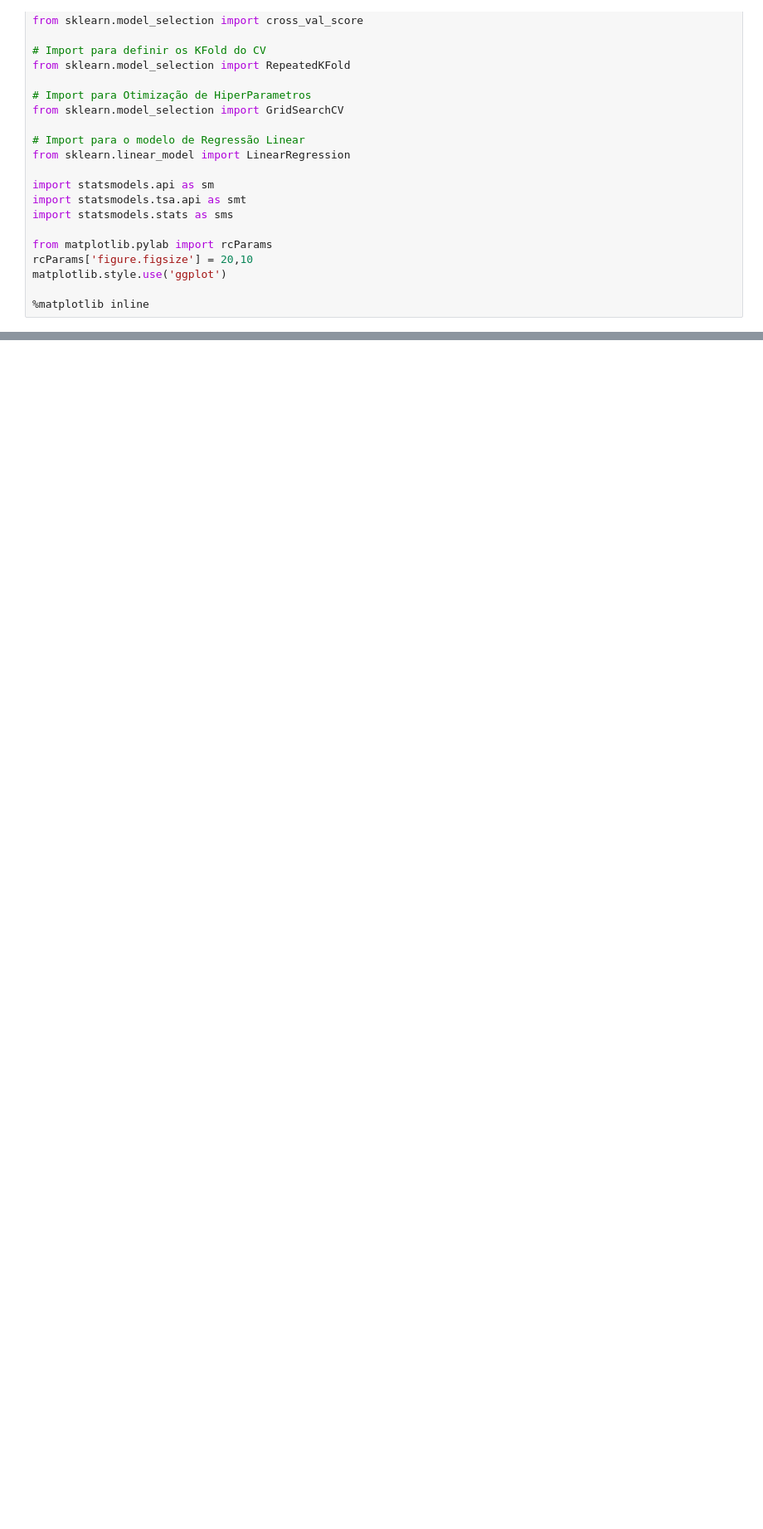
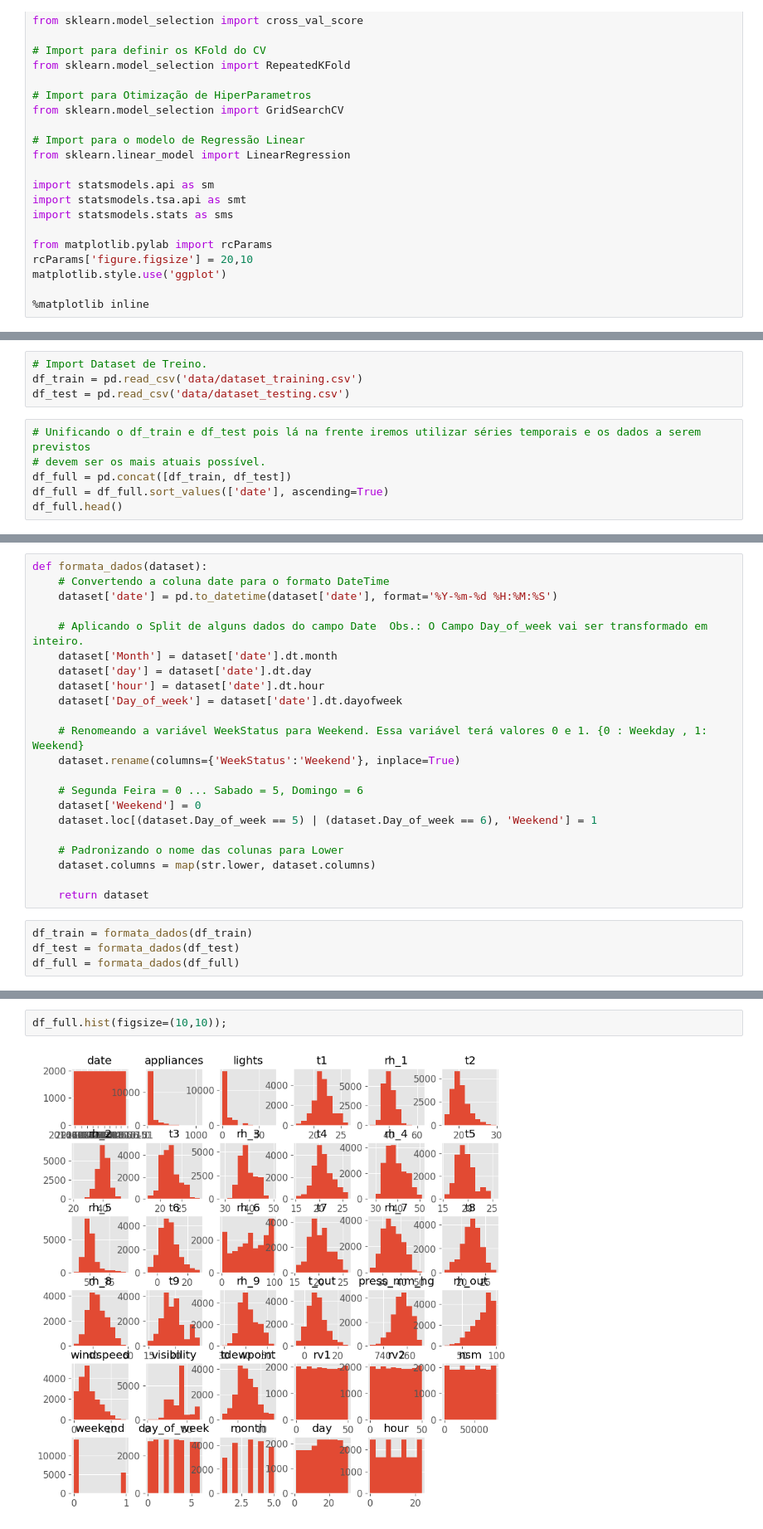
Before and after one commit to VitordsAmorim/previsao_consumo_energia, a Jupyter notebook: main.ipynb, the cells around one changed output, grey strips where cells are left out. Shown at 83% size. Saved outputs shown, nothing was run; the diff lists cells and outputs as text; blank space fills up the shorter version.

```diff
--- a/main.ipynb
+++ b/main.ipynb
@@ -81,2 +101,12 @@ for dirname, _, filenames in os.walk('/kaggle/input'):
     for filename in filenames:
         print(os.path.join(dirname, filename))
+# %%
+# Import Dataset de Treino.
+df_train = pd.read_csv('data/dataset_training.csv')
+df_test = pd.read_csv('data/dataset_testing.csv')
+# %%
+# Unificando o df_train e df_test pois lá na frente iremos utilizar séries temporais e os dados a serem previstos
+# devem ser os mais atuais possível.
+df_full = pd.concat([df_train, df_test])
+df_full = df_full.sort_values(['date'], ascending=True)
+df_full.head()
@@ -82,0 +192,26 @@ for dirname, _, filenames in os.walk('/kaggle/input'):
+# %%
+def formata_dados(dataset):
+    # Convertendo a coluna date para o formato DateTime
+    dataset['date'] = pd.to_datetime(dataset['date'], format='%Y-%m-%d %H:%M:%S')
+
+    # Aplicando o Split de alguns dados do campo Date  Obs.: O Campo Day_of_week vai ser transformado em inteiro.
+    dataset['Month'] = dataset['date'].dt.month
+    dataset['day'] = dataset['date'].dt.day
+    dataset['hour'] = dataset['date'].dt.hour
+    dataset['Day_of_week'] = dataset['date'].dt.dayofweek
+
+    # Renomeando a variável WeekStatus para Weekend. Essa variável terá valores 0 e 1. {0 : Weekday , 1: Weekend}
+    dataset.rename(columns={'WeekStatus':'Weekend'}, inplace=True)
+
+    # Segunda Feira = 0 ... Sabado = 5, Domingo = 6
+    dataset['Weekend'] = 0
+    dataset.loc[(dataset.Day_of_week == 5) | (dataset.Day_of_week == 6), 'Weekend'] = 1
+
+    # Padronizando o nome das colunas para Lower
+    dataset.columns = map(str.lower, dataset.columns)
+
+    return dataset
+# %%
+df_train = formata_dados(df_train)
+df_test = formata_dados(df_test)
+df_full = formata_dados(df_full)
@@ -82,0 +231,4 @@ for dirname, _, filenames in os.walk('/kaggle/input'):
+# %%
+df_full.hist(figsize=(10,10));
+# %% [output]
+[figure, added]
```
Also changed, not shown: parts of 25 cells of this notebook.
